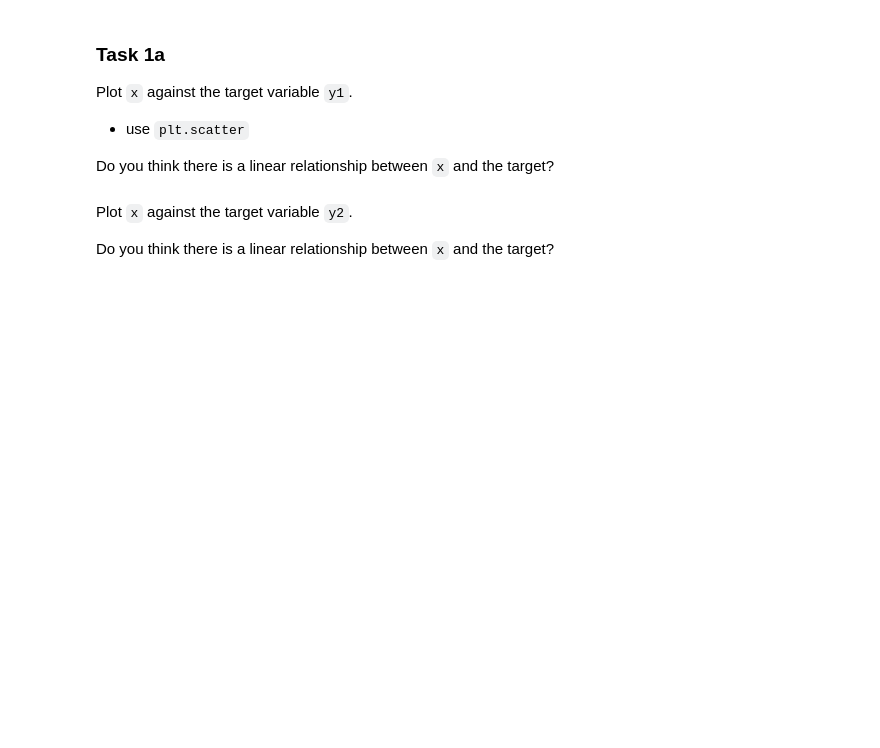
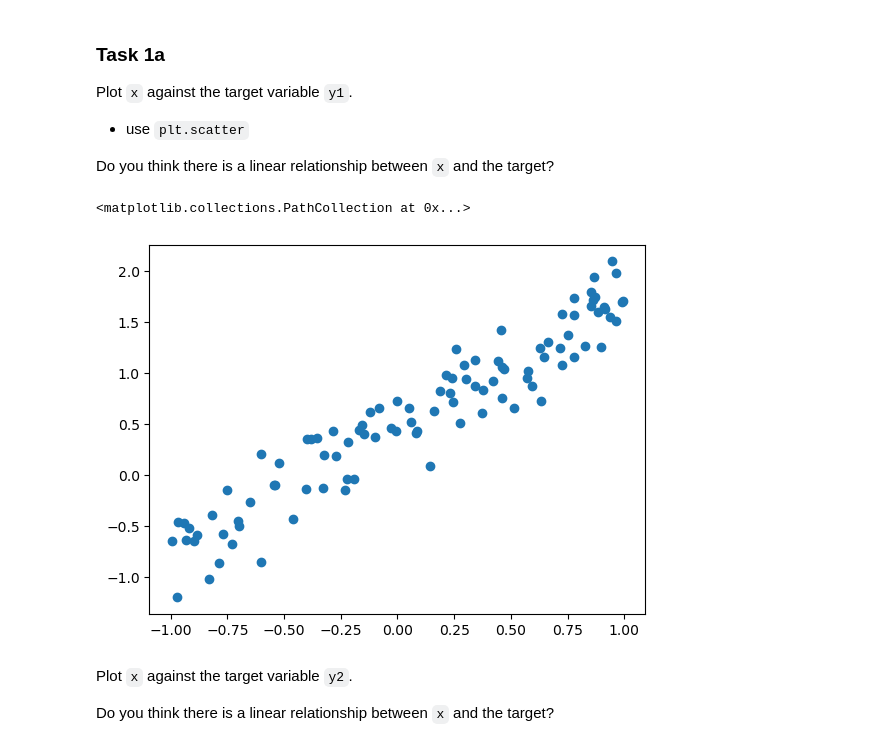
Before and after one commit to vegger/MLDM, a Jupyter notebook: labs/L03_Linear_Regression_LAB_ASSIGNMENT.ipynb, the cells around one changed output. Saved outputs shown, nothing was run; the diff lists cells and outputs as text; code cells hidden in the pictures; blank space fills up the shorter version.

```diff
--- a/labs/L03_Linear_Regression_LAB_ASSIGNMENT.ipynb
+++ b/labs/L03_Linear_Regression_LAB_ASSIGNMENT.ipynb
@@ -38,6 +38,12 @@ Plot `x` against the target variable `y1`.
 
 
 Do you think there is a linear relationship between `x` and the target?
+# %%
+# Ja, sieht nacht linearem Zusammenhang aus
+plt.scatter(x, y1)
+# %% [output]
+<matplotlib.collections.PathCollection at 0x...>
+[figure, added]
 # %% [markdown]
 Plot `x` against the target variable `y2`.
 
```
Also changed, not shown: parts of 15 cells of this notebook, 4 other files.
